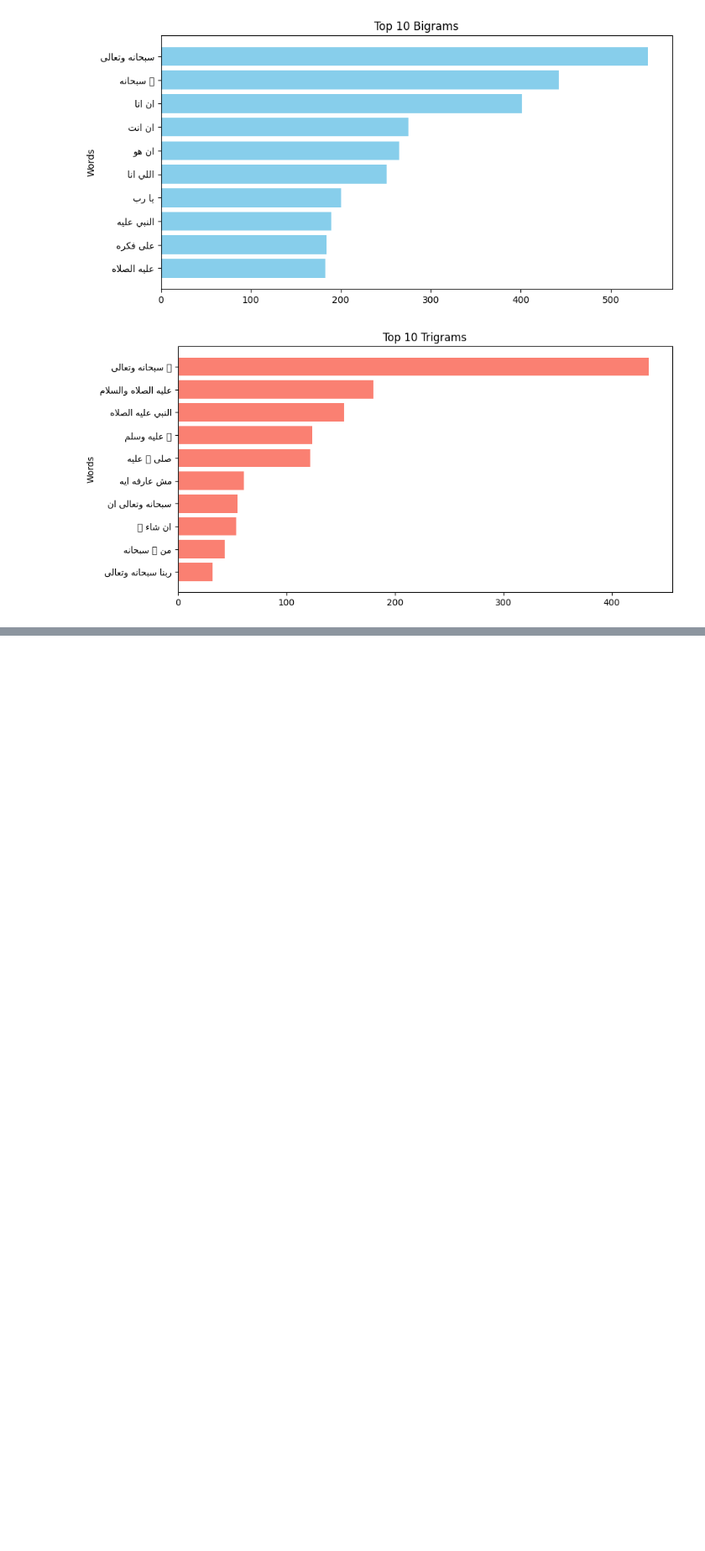
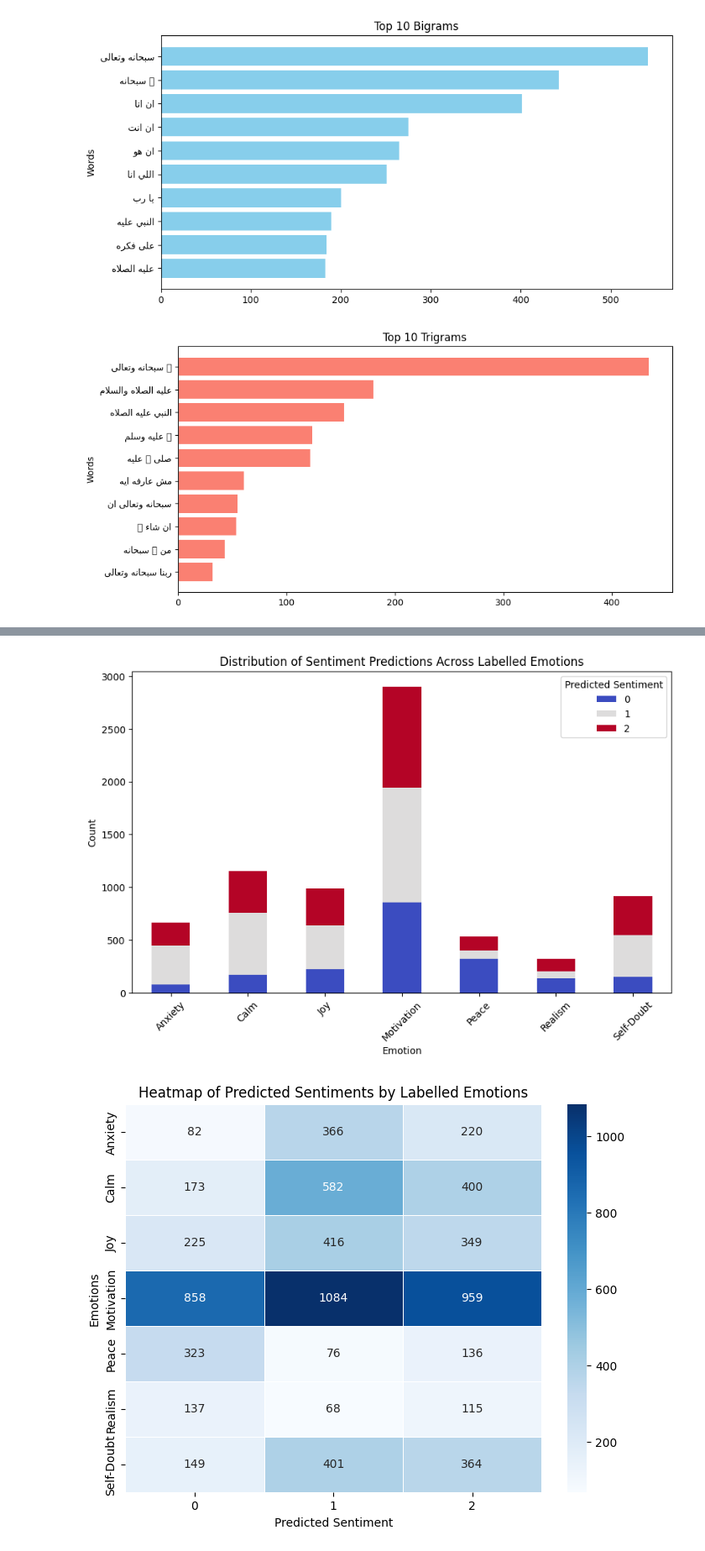
Before and after one commit to SarahEhabGamil/NLP-project, a Jupyter notebook: NLP_Project.ipynb, the cells around one changed output, grey strips where cells are left out. Shown at 84% size. Cells and saved outputs as stored; diff of their text form; code cells hidden in the pictures; blank space fills up the shorter version.

```diff
--- a/NLP_Project.ipynb
+++ b/NLP_Project.ipynb
@@ -461,0 +641,24 @@ plt.show()
+# %%
+import pandas as pd
+import matplotlib.pyplot as plt
+import seaborn as sns
+
+pivot_df = df.groupby(["emotion", "predicted_sentiment_from_model"]).size().unstack(fill_value=0)
+
+pivot_df.plot(kind="bar", stacked=True, figsize=(10, 6), colormap="coolwarm")
+plt.xlabel("Emotion")
+plt.ylabel("Count")
+plt.title("Distribution of Sentiment Predictions Across Labelled Emotions")
+plt.legend(title="Predicted Sentiment")
+plt.xticks(rotation=45)
+plt.show()
+
+plt.figure(figsize=(8, 6))
+sns.heatmap(pivot_df, annot=True, fmt="d", cmap="Blues", linewidths=0.5)
+plt.title("Heatmap of Predicted Sentiments by Labelled Emotions")
+plt.ylabel("Emotions")
+plt.xlabel("Predicted Sentiment")
+plt.show()
+# %% [output]
+[figure, added]
+[figure, added]
```
Also changed, not shown: parts of 14 cells of this notebook.
